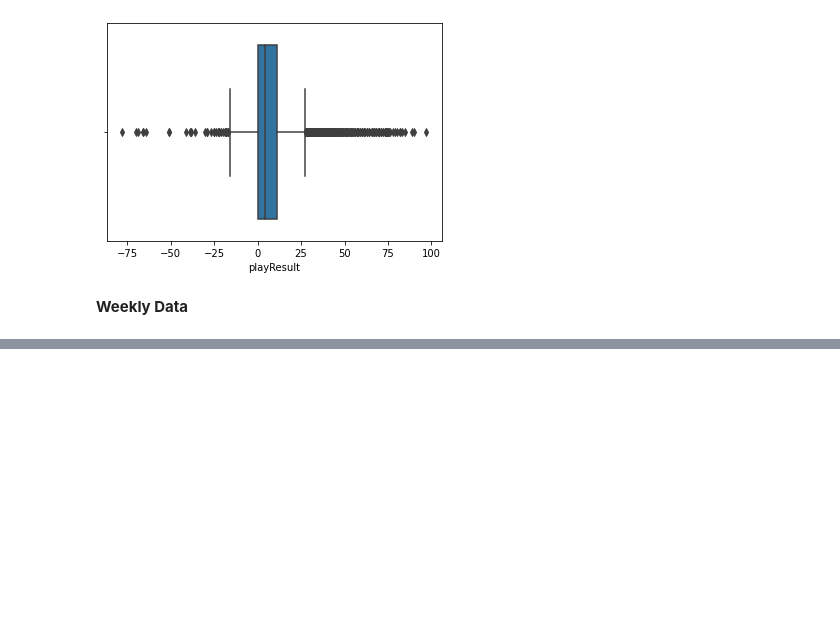
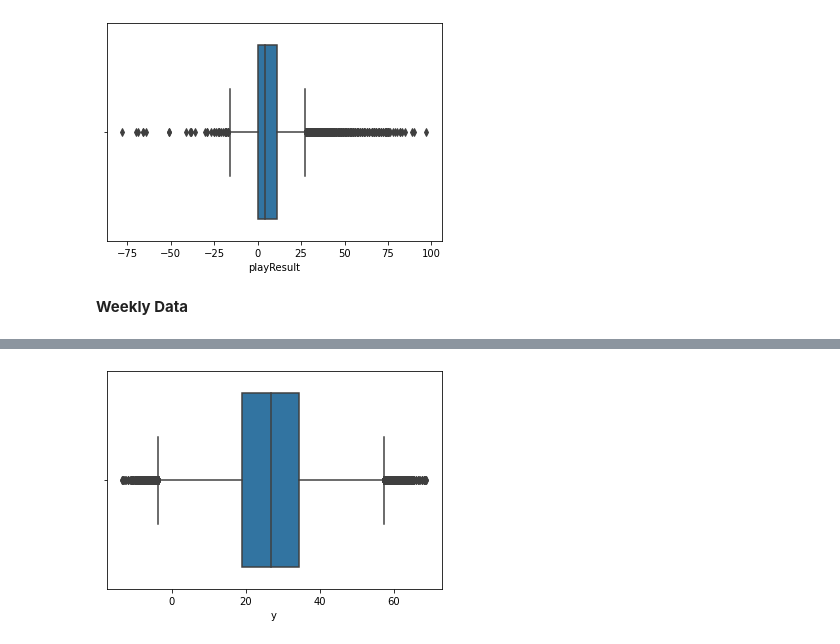
Before and after one commit to kilee722/Aiding-Africa-Mathematical-Model-of-Disease-Relief-Plan-, a Jupyter notebook: nfl_big_data_bowl_2021.ipynb, the cells around one changed output, grey strips where cells are left out. Saved outputs shown, nothing was run; the diff lists cells and outputs as text; code cells hidden in the pictures; blank space fills up the shorter version.

```diff
--- a/nfl_big_data_bowl_2021.ipynb
+++ b/nfl_big_data_bowl_2021.ipynb
@@ -555,0 +610,4 @@ bxp("playResult", plays)
+# %%
+bxp('y', weekly_data)
+# %% [output]
+[figure, added]
```
Also changed, not shown: parts of 12 cells of this notebook.
